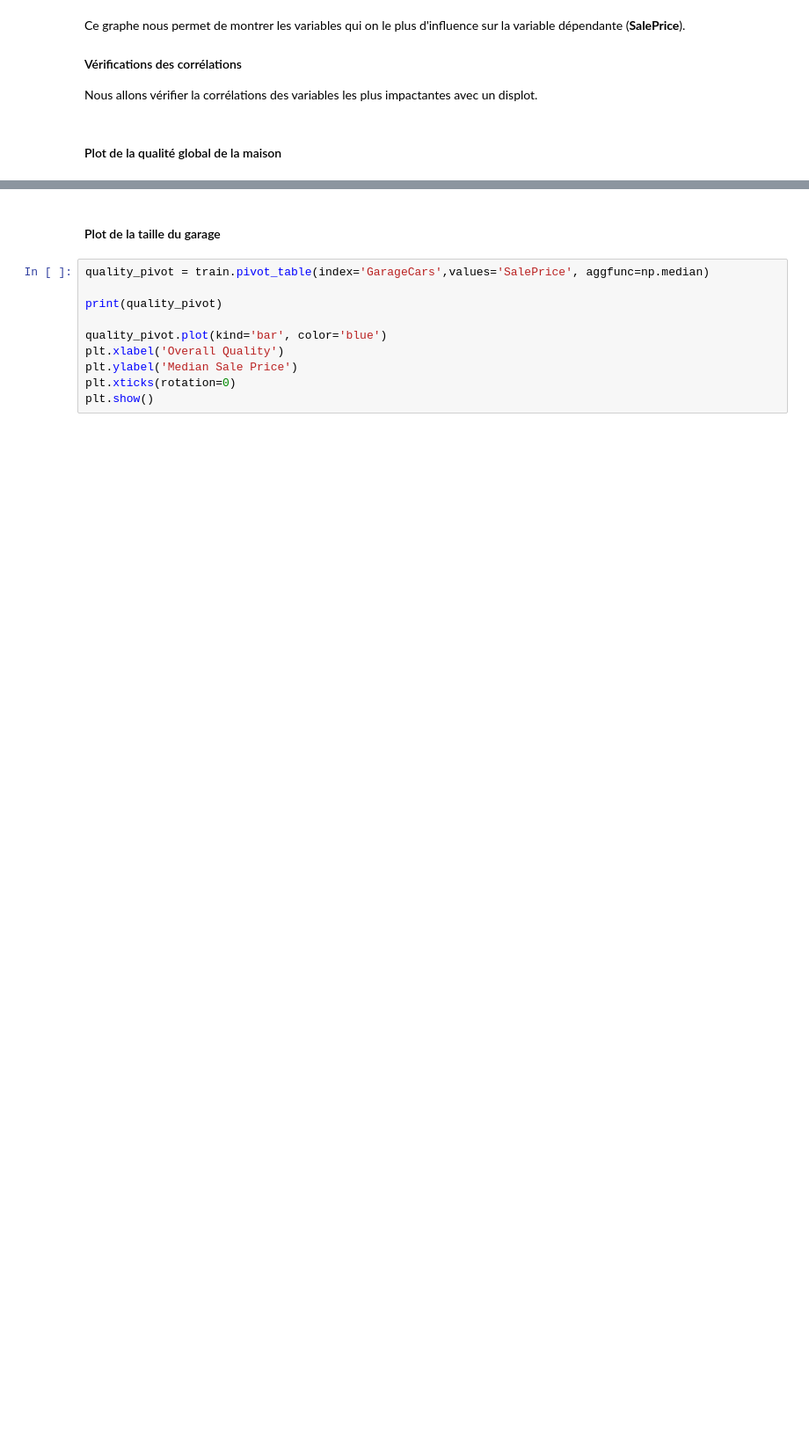
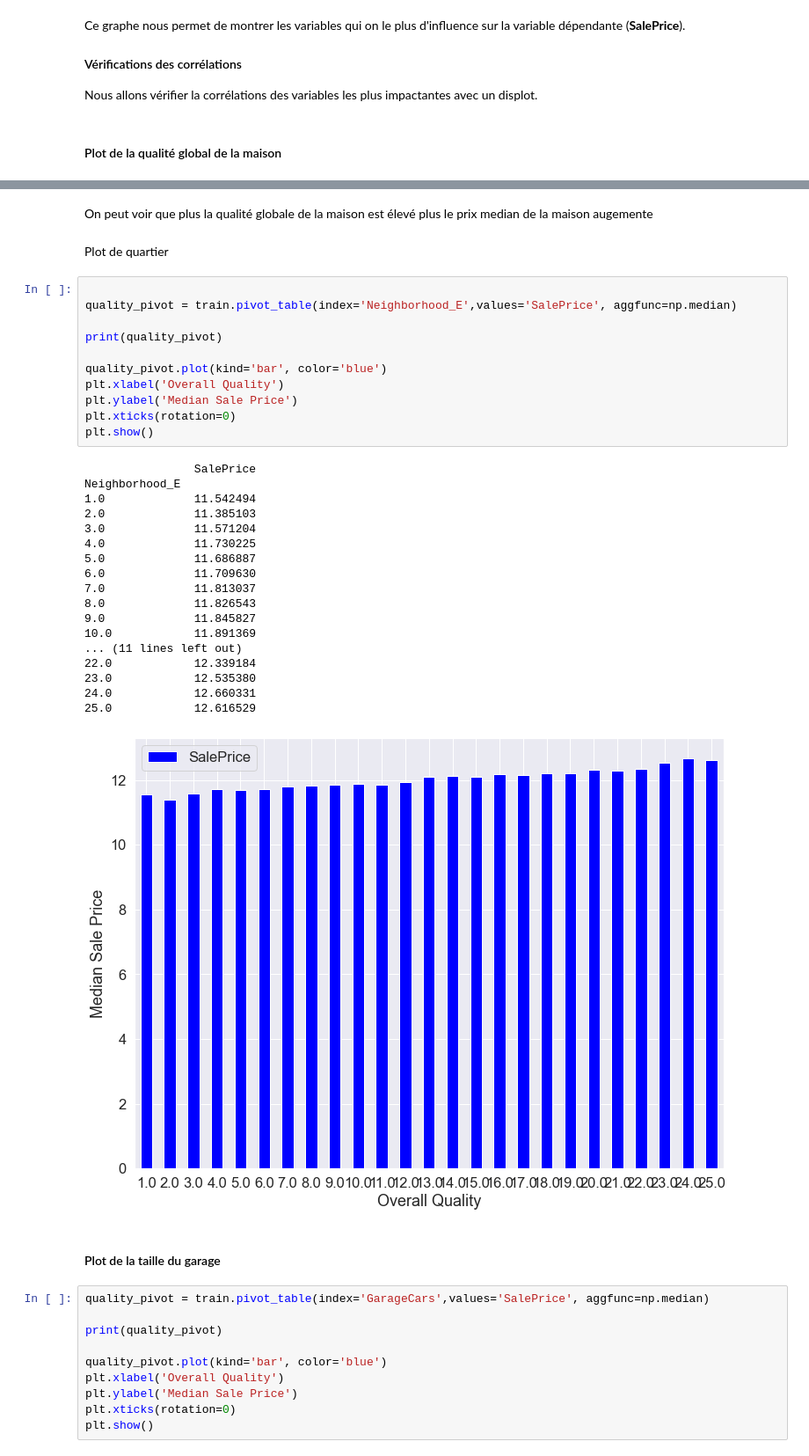
Before and after one commit to freya-git/LAVA, a Jupyter notebook: CRISP-DM_Template.ipynb, the cells around one changed output, grey strips where cells are left out. Shown at 88% size. Cells and saved outputs as stored; diff of their text form; blank space fills up the shorter version.

```diff
--- a/CRISP-DM_Template.ipynb
+++ b/CRISP-DM_Template.ipynb
@@ -660,3 +639,37 @@ OverallQual
+# %% [markdown]
+On peut voir que plus la qualité globale de la maison est élevé plus le prix median de la maison augemente
+# %% [markdown]
+Plot de quartier
+# %%
+
+quality_pivot = train.pivot_table(index='Neighborhood_E',values='SalePrice', aggfunc=np.median)
+
+print(quality_pivot)
+
+quality_pivot.plot(kind='bar', color='blue')
+plt.xlabel('Overall Quality')
+plt.ylabel('Median Sale Price')
+plt.xticks(rotation=0)
+plt.show()
+# %% [output]
+                SalePrice
+Neighborhood_E
+1.0             11.542494
+2.0             11.385103
+3.0             11.571204
+4.0             11.730225
+5.0             11.686887
+6.0             11.709630
+7.0             11.813037
+8.0             11.826543
+9.0             11.845827
+10.0            11.891369
+... (11 lines left out)
+22.0            12.339184
+23.0            12.535380
+24.0            12.660331
+25.0            12.616529
+[figure, added]
 # %% [markdown]
 #### Plot de la taille du garage
 # %%
```
Also changed, not shown: parts of 17 cells of this notebook.
